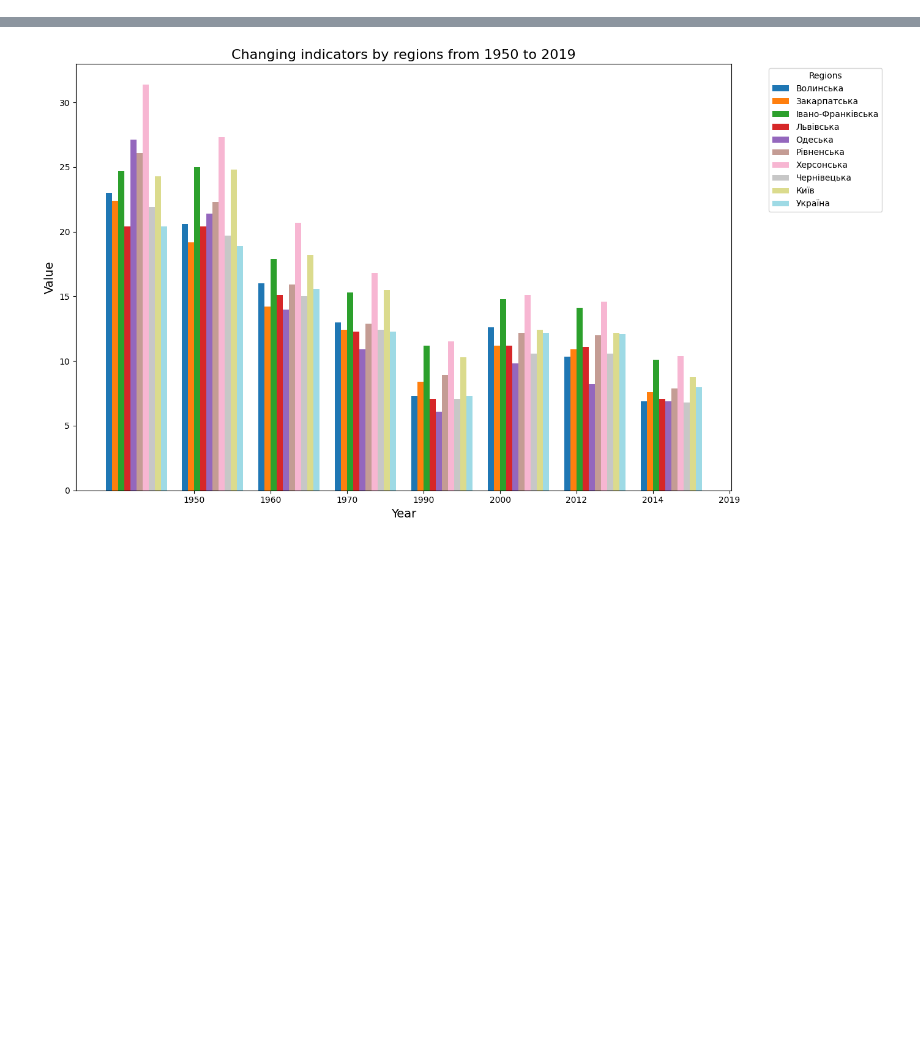
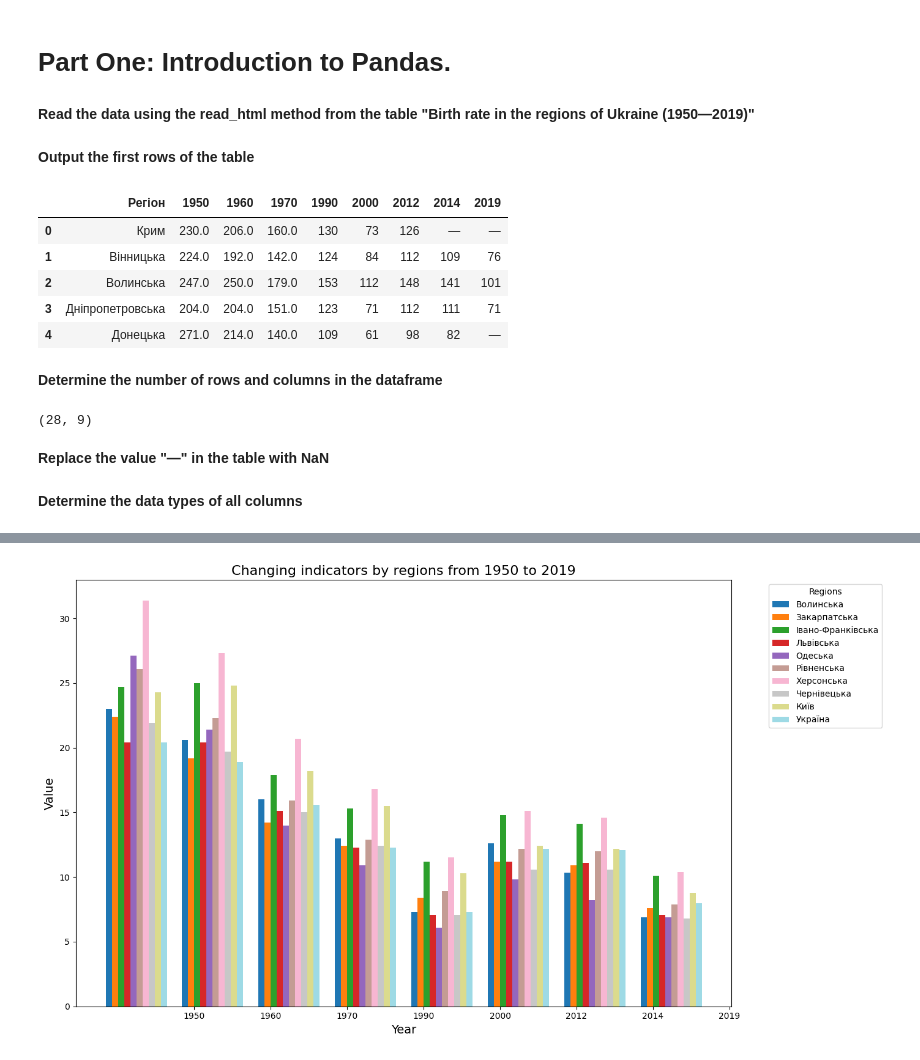
Before and after one commit to yehorkalchenko81/Data-Analysis-with-Pandas, a Jupyter notebook: Hw2_1.ipynb, the cells around one changed output, grey strips where cells are left out. Drawn from its saved outputs; the diff is of its cells as text; code cells hidden in the pictures; blank space fills up the shorter version.

```diff
--- a/Hw2_1.ipynb
+++ b/Hw2_1.ipynb
@@ -0,0 +1,2 @@
+# %% [markdown]
+# Part One: Introduction to Pandas.
@@ -1 +7,3 @@
+# %% [markdown]
+__Read the data using the read_html method from the table "Birth rate in the regions of Ukraine (1950—2019)"__
 # %%
@@ -9 +13,20 @@ table = pd.read_html(url, match='Коефіцієнт народжуваност
+# %% [markdown]
+__Output the first rows of the table__
+# %%
+df.head()
+# %% [output]
+|  | Регіон | 1950 | 1960 | 1970 | 1990 | 2000 | 2012 | 2014 | 2019 |
+| 0 | Крим | 230.0 | 206.0 | 160.0 | 130 | 73 | 126 | — | — |
+| 1 | Вінницька | 224.0 | 192.0 | 142.0 | 124 | 84 | 112 | 109 | 76 |
+| 2 | Волинська | 247.0 | 250.0 | 179.0 | 153 | 112 | 148 | 141 | 101 |
+| 3 | Дніпропетровська | 204.0 | 204.0 | 151.0 | 123 | 71 | 112 | 111 | 71 |
+| 4 | Донецька | 271.0 | 214.0 | 140.0 | 109 | 61 | 98 | 82 | — |
+# %% [markdown]
+__Determine the number of rows and columns in the dataframe__
+# %%
+df.shape
+# %% [output]
+(28, 9)
+# %% [markdown]
+__Replace the value "—" in the table with NaN__
 # %%
@@ -10,0 +34,2 @@ table.replace('—', np.nan, inplace=True)
+# %% [markdown]
+__Determine the data types of all columns__
```
Also changed, not shown: parts of 24 cells of this notebook, 1 other file.
